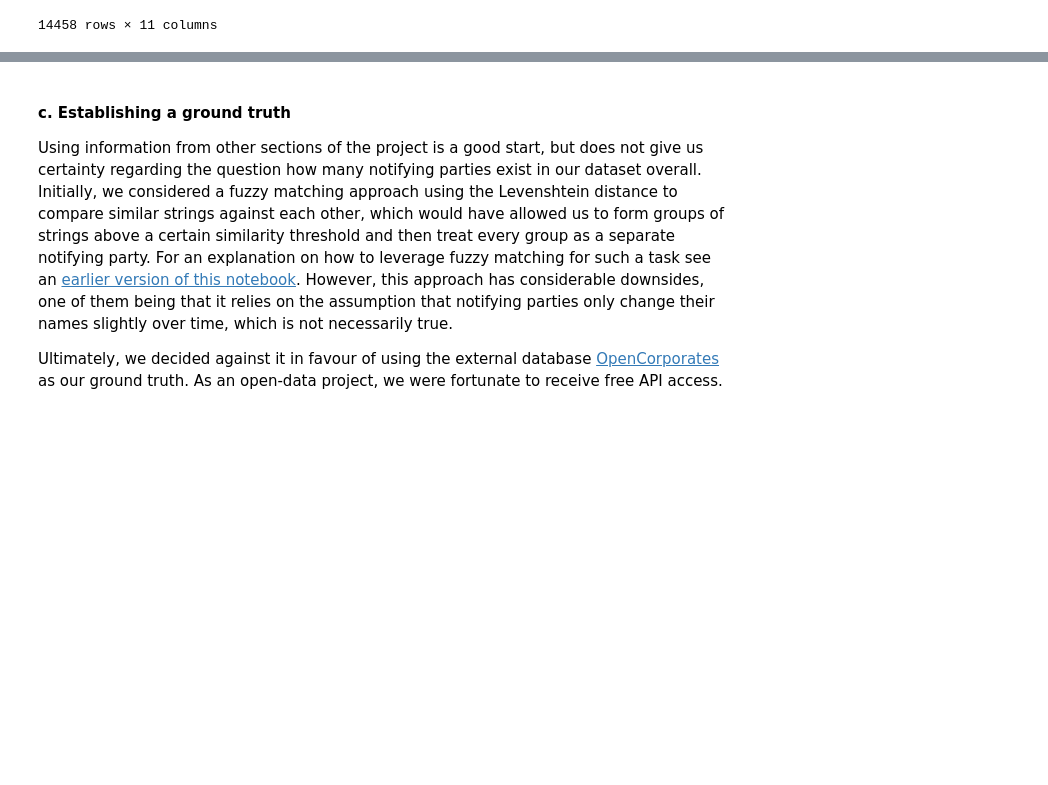
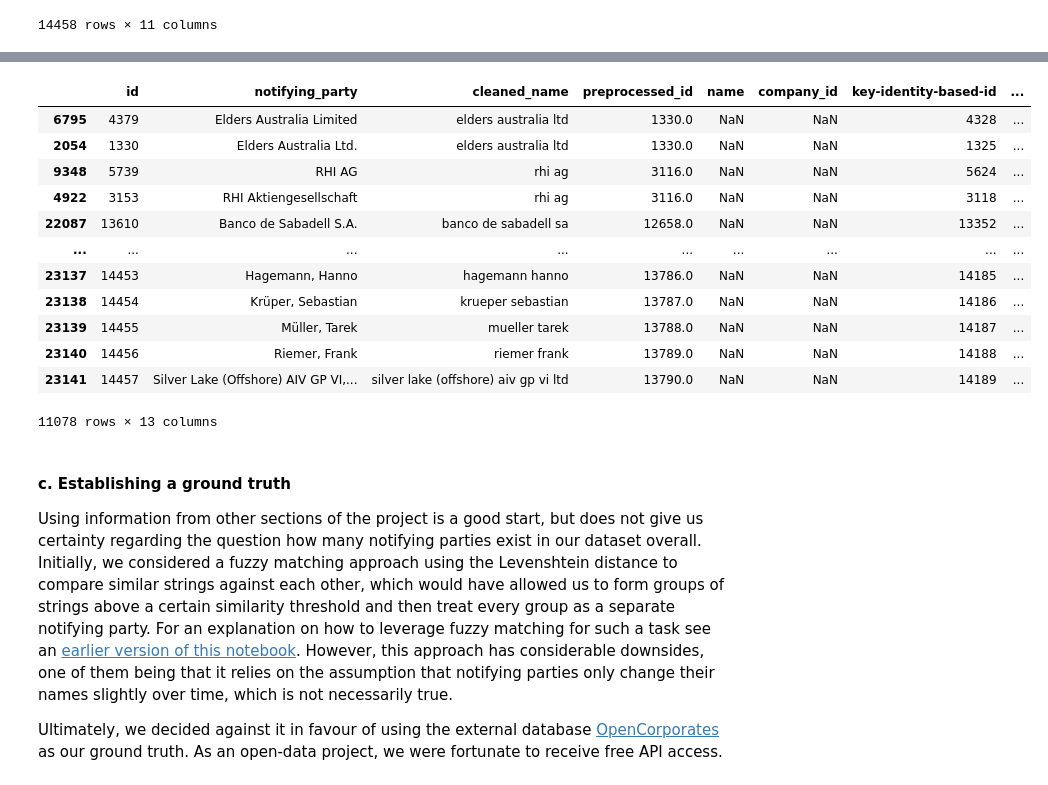
Before and after one commit to KensingtonOscupant/germanyinc-shareholders, a Jupyter notebook: src/exploration.ipynb, the cells around one changed output, grey strips where cells are left out. Drawn from its saved outputs; the diff is of its cells as text; code cells hidden in the pictures; blank space fills up the shorter version.

```diff
--- a/src/exploration.ipynb
+++ b/src/exploration.ipynb
@@ -727,0 +898,20 @@ KeyboardInterrupt:
+# %%
+# show me the duplicates based on the OpenCorporates_url column
+duplicates = final_data_no_duplicates.duplicated('OpenCorporates_url', keep=False)
+duplicate_rows = final_data_no_duplicates[duplicates]
+duplicate_rows = duplicate_rows.sort_values(by='OpenCorporates_url')
+duplicate_rows
+# %% [output]
+|  | id | notifying_party | cleaned_name | preprocessed_id | name | company_id | key-identity-based-id | ... |
+| 6795 | 4379 | Elders Australia Limited | elders australia ltd | 1330.0 | NaN | NaN | 4328 | ... |
+| 2054 | 1330 | Elders Australia Ltd. | elders australia ltd | 1330.0 | NaN | NaN | 1325 | ... |
+| 9348 | 5739 | RHI AG | rhi ag | 3116.0 | NaN | NaN | 5624 | ... |
+| 4922 | 3153 | RHI Aktiengesellschaft | rhi ag | 3116.0 | NaN | NaN | 3118 | ... |
+| 22087 | 13610 | Banco de Sabadell S.A. | banco de sabadell sa | 12658.0 | NaN | NaN | 13352 | ... |
+| ... | ... | ... | ... | ... | ... | ... | ... | ... |
+| 23137 | 14453 | Hagemann, Hanno | hagemann hanno | 13786.0 | NaN | NaN | 14185 | ... |
+| 23138 | 14454 | Krüper, Sebastian | krueper sebastian | 13787.0 | NaN | NaN | 14186 | ... |
+| 23139 | 14455 | Müller, Tarek | mueller tarek | 13788.0 | NaN | NaN | 14187 | ... |
+| 23140 | 14456 | Riemer, Frank | riemer frank | 13789.0 | NaN | NaN | 14188 | ... |
+| 23141 | 14457 | Silver Lake (Offshore) AIV GP VI,... | silver lake (offshore) aiv gp vi ltd | 13790.0 | NaN | NaN | 14189 | ... |
+11078 rows × 13 columns
```
Also changed, not shown: parts of 17 cells of this notebook, 2 other files.
